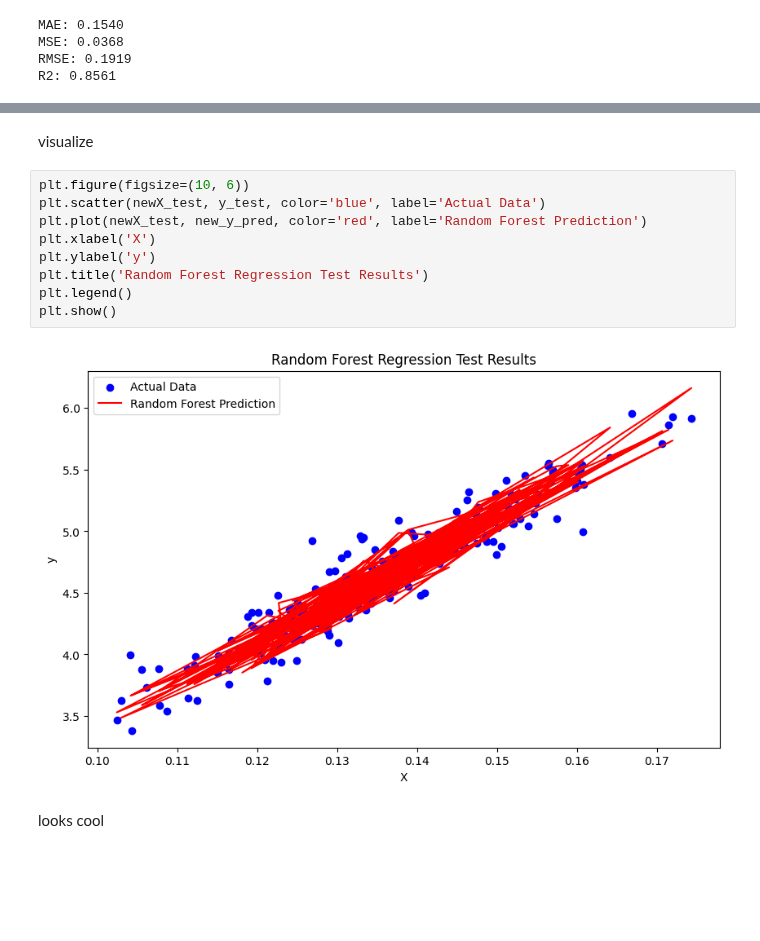
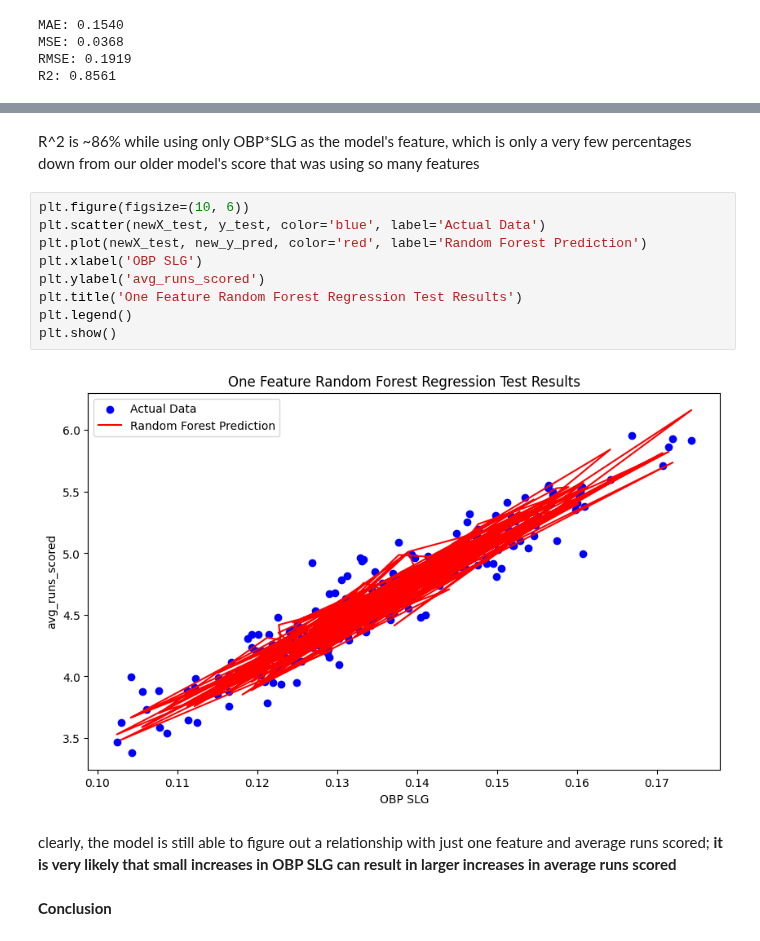
Before and after one commit to Charipi/CMSC320_Final, a Jupyter notebook: main.ipynb, the cells around one changed output, grey strips where cells are left out. Drawn from its saved outputs; the diff is of its cells as text; blank space fills up the shorter version.

```diff
--- a/main.ipynb
+++ b/main.ipynb
@@ -474,15 +445,17 @@ r2 is ~85.6% while using only one feature
-# %% [markdown]
-visualize
+# %% [markdown]
+R^2 is ~86% while using only OBP*SLG as the model's feature, which is only a very few percentages down from our older model's score that was using so many features
 # %%
 plt.figure(figsize=(10, 6))
 plt.scatter(newX_test, y_test, color='blue', label='Actual Data')
 plt.plot(newX_test, new_y_pred, color='red', label='Random Forest Prediction')
-plt.xlabel('X')
-plt.ylabel('y')
-plt.title('Random Forest Regression Test Results')
+plt.xlabel('OBP SLG')
+plt.ylabel('avg_runs_scored')
+plt.title('One Feature Random Forest Regression Test Results')
 plt.legend()
 plt.show()
 # %% [output]
-[figure, old version]
+[figure, new version]
-# %% [markdown]
-looks cool
+# %% [markdown]
+clearly, the model is still able to figure out a relationship with just one feature and average runs scored; <strong>it is very likely that small increases in OBP SLG can result in larger increases in average runs scored</strong>
+# %% [markdown]
+**Conclusion**
```
Also changed, not shown: parts of 4 cells of this notebook.
